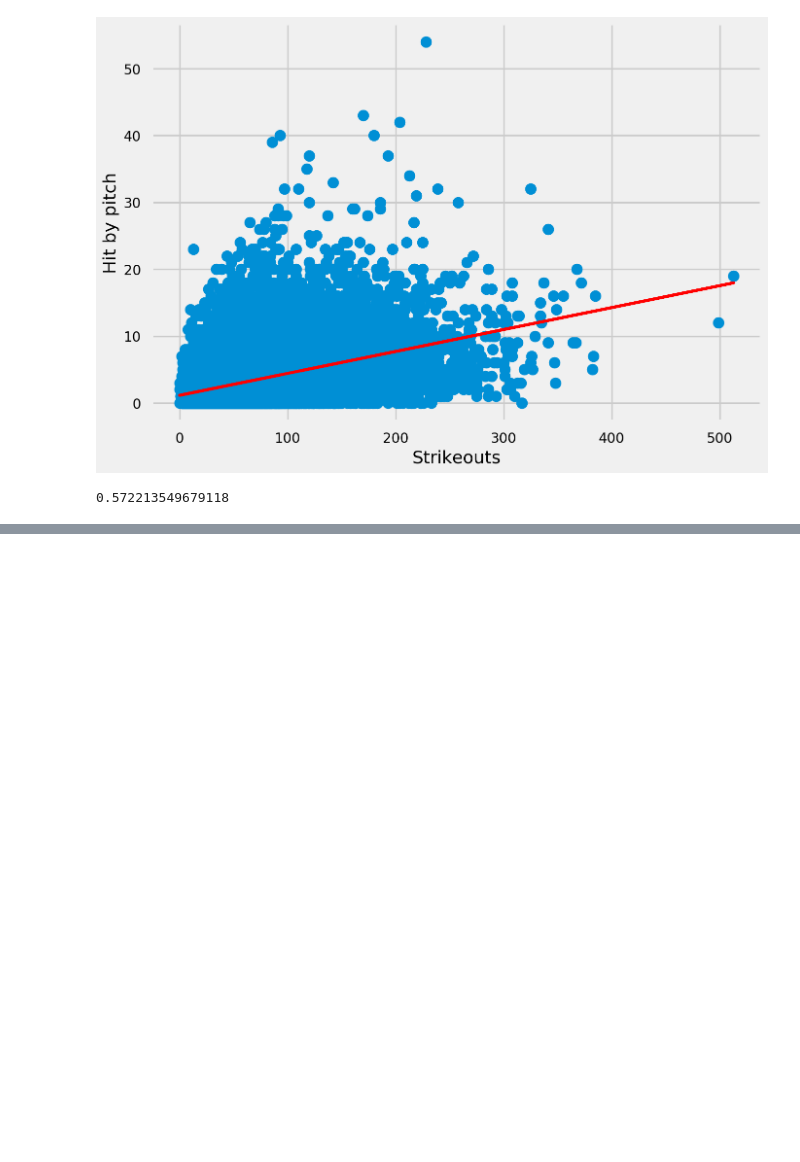
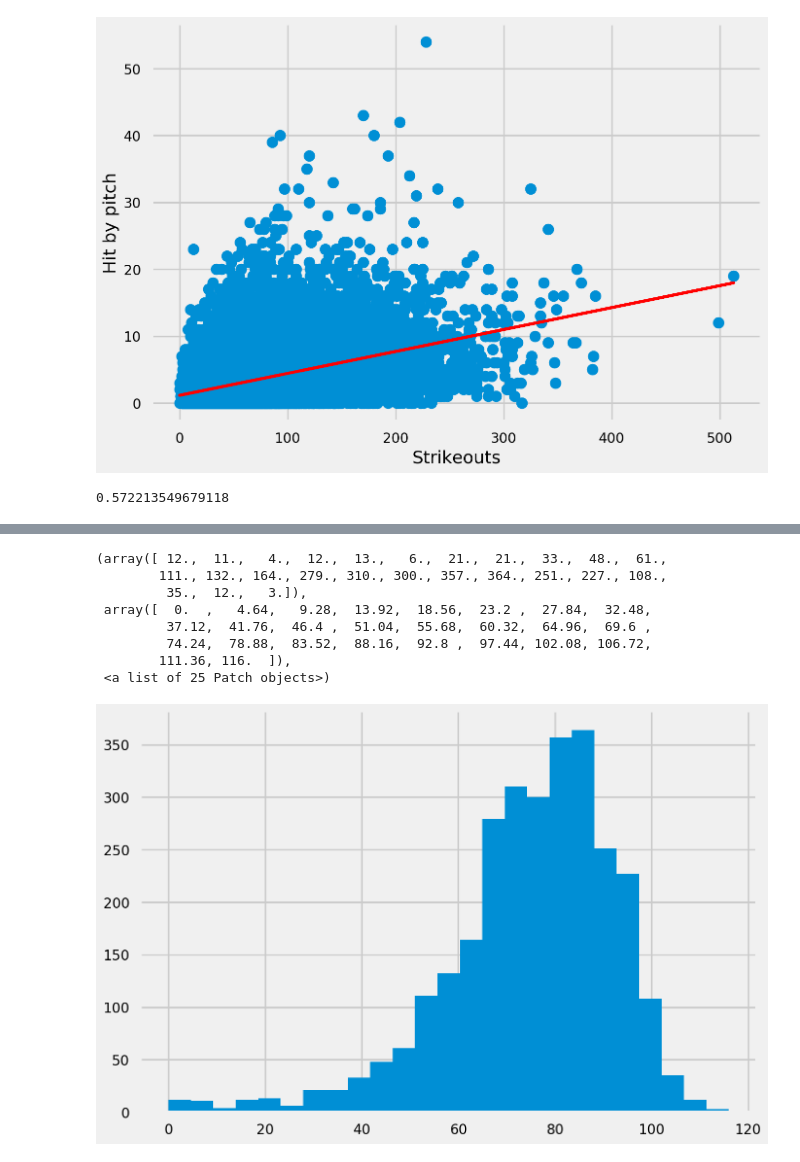
Before and after one commit to kennethn/baseball-statistics, a Jupyter notebook: Baseball.ipynb, the cells around one changed output, grey strips where cells are left out. Drawn from its saved outputs; the diff is of its cells as text; code cells hidden in the pictures; blank space fills up the shorter version.

```diff
--- a/Baseball.ipynb
+++ b/Baseball.ipynb
@@ -48,6 +48,7 @@ plt.rcParams['legend.fontsize'] = 16
 pitching = pd.read_csv('data/Pitching.csv')
 salaries = pd.read_csv('data/Salaries.csv')
 people = pd.read_csv('data/People.csv')
+teams = pd.read_csv('data/Teams.csv')
 # %%
 # A quick function for looking at the correlation between two values
 def correlation(x, y):
@@ -356,0 +372,12 @@ correlation(pitching['SO'], pitching['HBP'])
+# %%
+plt.hist(teams['W'], bins=25)
+# %% [output]
+(array([ 12.,  11.,   4.,  12.,  13.,   6.,  21.,  21.,  33.,  48.,  61.,
+        111., 132., 164., 279., 310., 300., 357., 364., 251., 227., 108.,
+         35.,  12.,   3.]),
+ array([  0.  ,   4.64,   9.28,  13.92,  18.56,  23.2 ,  27.84,  32.48,
+         37.12,  41.76,  46.4 ,  51.04,  55.68,  60.32,  64.96,  69.6 ,
+         74.24,  78.88,  83.52,  88.16,  92.8 ,  97.44, 102.08, 106.72,
+        111.36, 116.  ]),
+ <a list of 25 Patch objects>)
+[figure, added]
```
Also changed, not shown: parts of 17 cells of this notebook, 1 other file.
